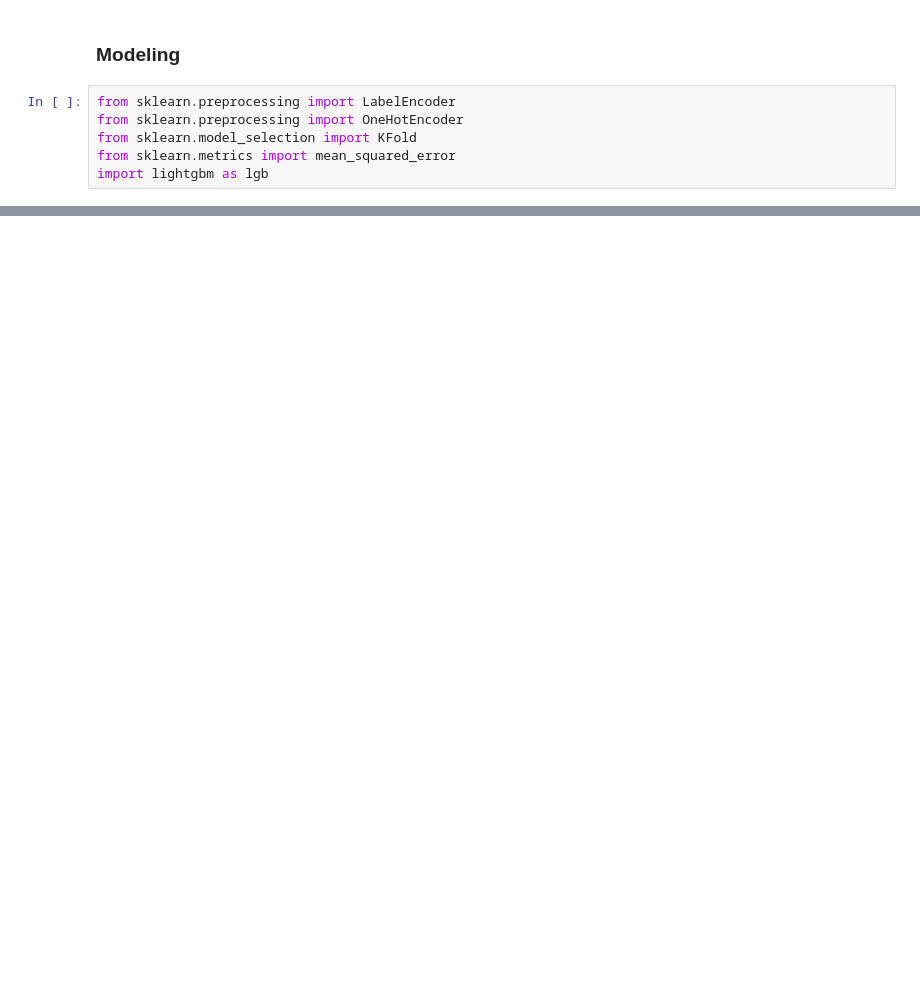
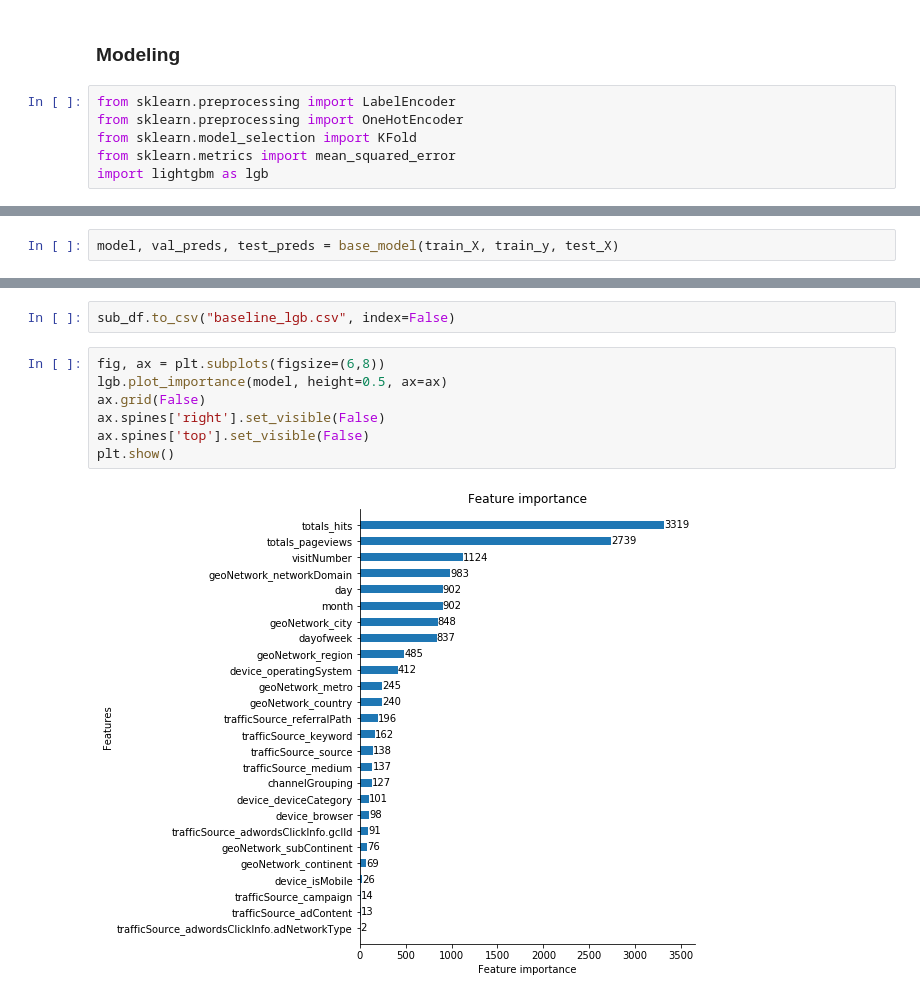
Before and after one commit to antonioramos1/kaggle-competitions, a Jupyter notebook: google-analytics-customer-revenue-prediction.ipynb, the cells around one changed output, grey strips where cells are left out. Drawn from its saved outputs; the diff is of its cells as text; blank space fills up the shorter version.

```diff
--- a/google-analytics-customer-revenue-prediction.ipynb
+++ b/google-analytics-customer-revenue-prediction.ipynb
@@ -234,0 +238,2 @@ Full RSME score 1.95448
+# %%
+model, val_preds, test_preds = base_model(train_X, train_y, test_X)
@@ -245,0 +280,11 @@ Whole dataset:
+# %%
+sub_df.to_csv("baseline_lgb.csv", index=False)
+# %%
+fig, ax = plt.subplots(figsize=(6,8))
+lgb.plot_importance(model, height=0.5, ax=ax)
+ax.grid(False)
+ax.spines['right'].set_visible(False)
+ax.spines['top'].set_visible(False)
+plt.show()
+# %% [output]
+[figure, added]
```
Also changed, not shown: parts of 23 cells of this notebook.
